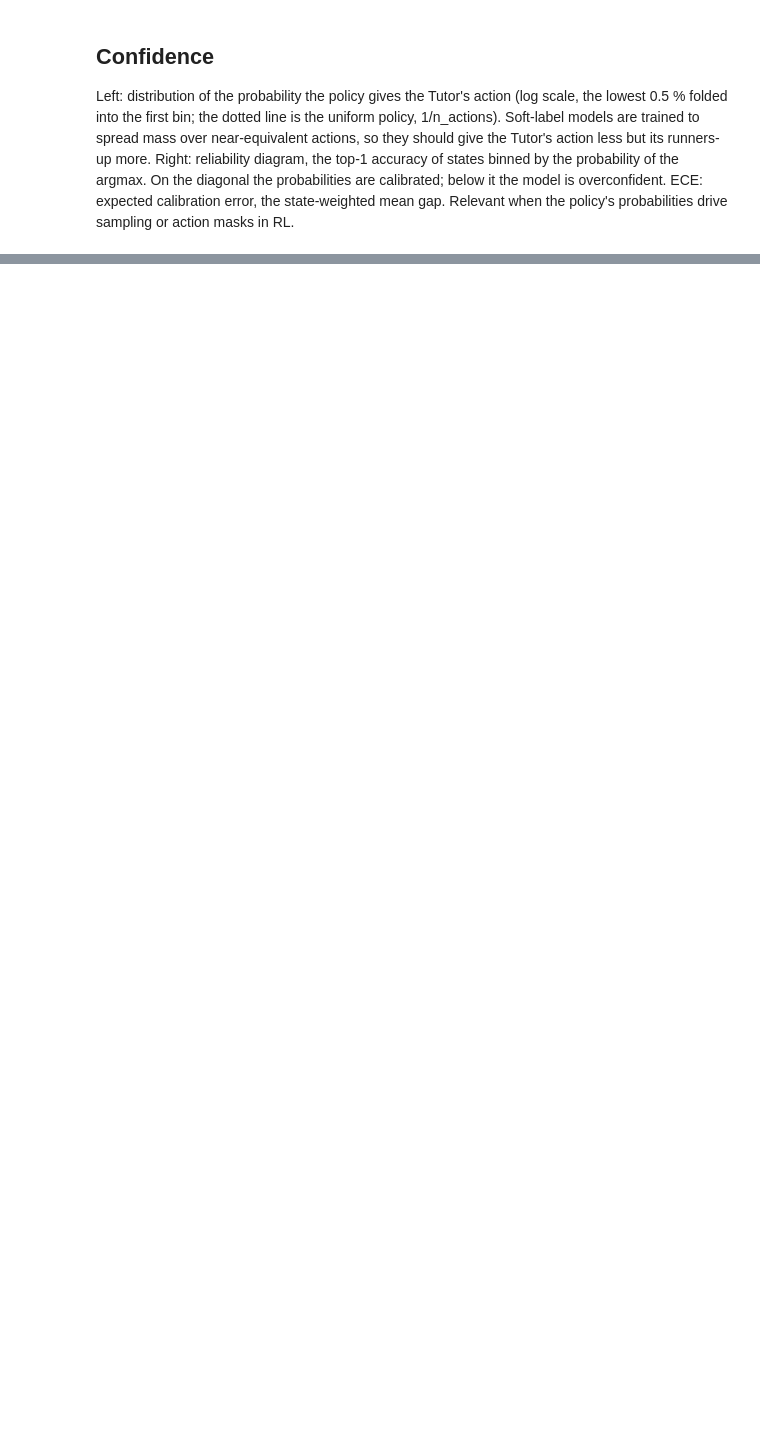
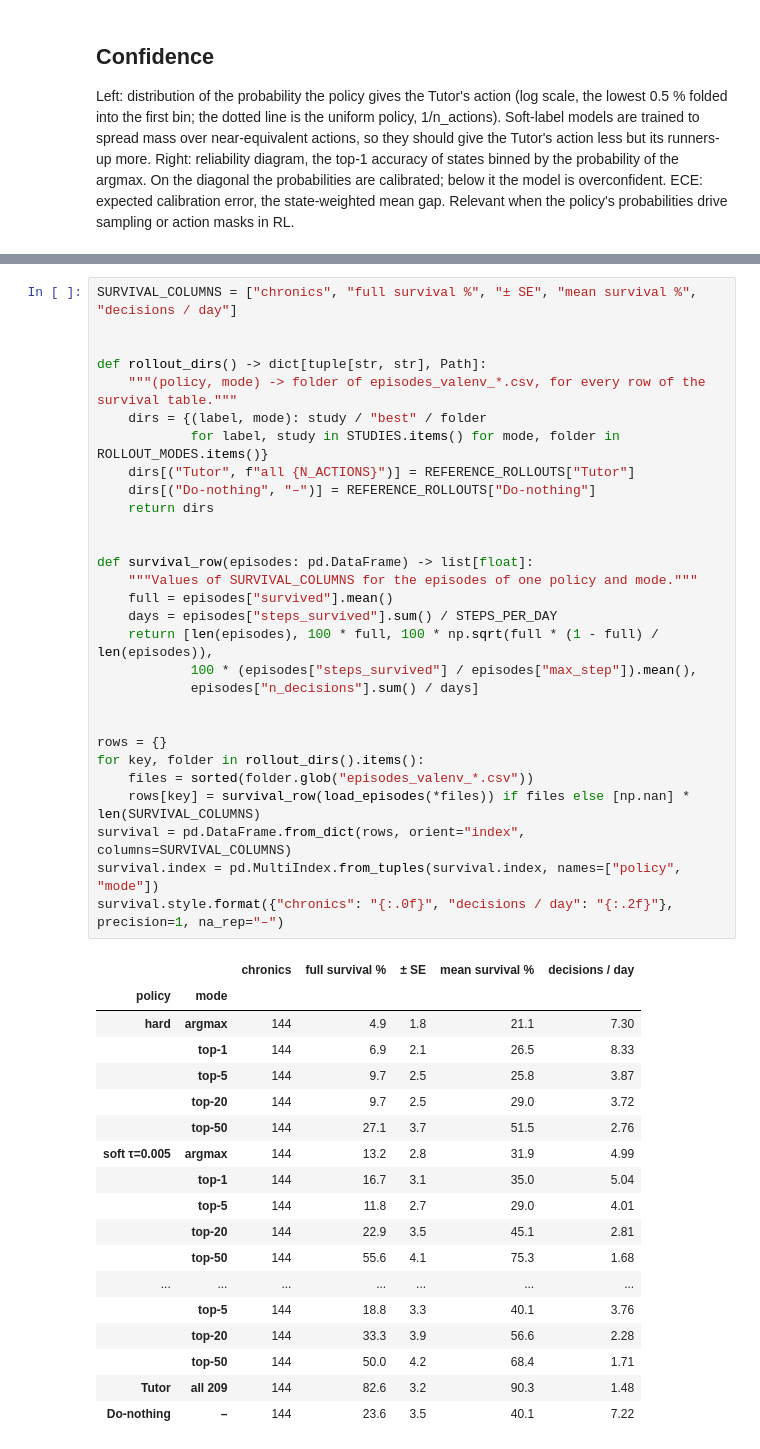
Before and after one commit to AdrianDegenkolb/NRI-for-explainable-RL-in-Power-Grids, a Jupyter notebook: experiments/junior_results.ipynb, the cells around one changed output, grey strips where cells are left out. Drawn from its saved outputs; the diff is of its cells as text; blank space fills up the shorter version.

```diff
--- a/experiments/junior_results.ipynb
+++ b/experiments/junior_results.ipynb
@@ -408 +539,49 @@ pd.DataFrame({label: summary_row(label) for label in RUNS}).T.round(4)
+# %%
+SURVIVAL_COLUMNS = ["chronics", "full survival %", "± SE", "mean survival %", "decisions / day"]
+
+
+def rollout_dirs() -> dict[tuple[str, str], Path]:
+    """(policy, mode) -> folder of episodes_valenv_*.csv, for every row of the survival table."""
+    dirs = {(label, mode): study / "best" / folder
+            for label, study in STUDIES.items() for mode, folder in ROLLOUT_MODES.items()}
+    dirs[("Tutor", f"all {N_ACTIONS}")] = REFERENCE_ROLLOUTS["Tutor"]
+    dirs[("Do-nothing", "–")] = REFERENCE_ROLLOUTS["Do-nothing"]
+    return dirs
+
+
+def survival_row(episodes: pd.DataFrame) -> list[float]:
+    """Values of SURVIVAL_COLUMNS for the episodes of one policy and mode."""
+    full = episodes["survived"].mean()
+    days = episodes["steps_survived"].sum() / STEPS_PER_DAY
+    return [len(episodes), 100 * full, 100 * np.sqrt(full * (1 - full) / len(episodes)),
+            100 * (episodes["steps_survived"] / episodes["max_step"]).mean(),
+            episodes["n_decisions"].sum() / days]
+
+
+rows = {}
+for key, folder in rollout_dirs().items():
+    files = sorted(folder.glob("episodes_valenv_*.csv"))
+    rows[key] = survival_row(load_episodes(*files)) if files else [np.nan] * len(SURVIVAL_COLUMNS)
+survival = pd.DataFrame.from_dict(rows, orient="index", columns=SURVIVAL_COLUMNS)
+survival.index = pd.MultiIndex.from_tuples(survival.index, names=["policy", "mode"])
+survival.style.format({"chronics": "{:.0f}", "decisions / day": "{:.2f}"}, precision=1, na_rep="–")
+# %% [output]
+|  |  | chronics | full survival % | ± SE | mean survival % | decisions / day |
+| policy | mode |  |  |  |  |  |
+| hard | argmax | 144 | 4.9 | 1.8 | 21.1 | 7.30 |
+|  | top-1 | 144 | 6.9 | 2.1 | 26.5 | 8.33 |
+|  | top-5 | 144 | 9.7 | 2.5 | 25.8 | 3.87 |
+|  | top-20 | 144 | 9.7 | 2.5 | 29.0 | 3.72 |
+|  | top-50 | 144 | 27.1 | 3.7 | 51.5 | 2.76 |
+| soft τ=0.005 | argmax | 144 | 13.2 | 2.8 | 31.9 | 4.99 |
+|  | top-1 | 144 | 16.7 | 3.1 | 35.0 | 5.04 |
+|  | top-5 | 144 | 11.8 | 2.7 | 29.0 | 4.01 |
+|  | top-20 | 144 | 22.9 | 3.5 | 45.1 | 2.81 |
+|  | top-50 | 144 | 55.6 | 4.1 | 75.3 | 1.68 |
+| ... | ... | ... | ... | ... | ... | ... |
+|  | top-5 | 144 | 18.8 | 3.3 | 40.1 | 3.76 |
+|  | top-20 | 144 | 33.3 | 3.9 | 56.6 | 2.28 |
+|  | top-50 | 144 | 50.0 | 4.2 | 68.4 | 1.71 |
+| Tutor | all 209 | 144 | 82.6 | 3.2 | 90.3 | 1.48 |
+| Do-nothing | – | 144 | 23.6 | 3.5 | 40.1 | 7.22 |
 # %% [markdown]
```
Also changed, not shown: parts of 24 cells of this notebook.
